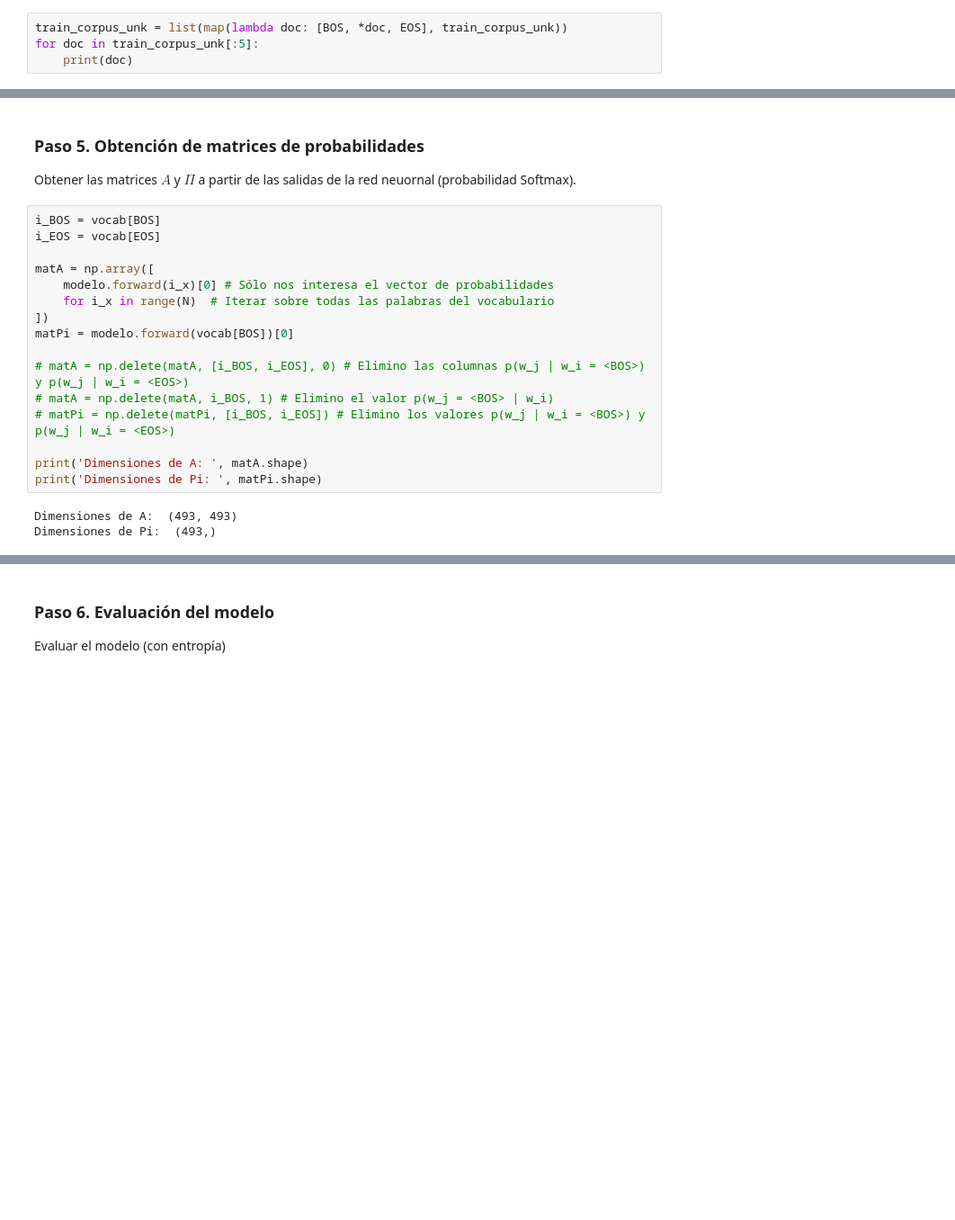
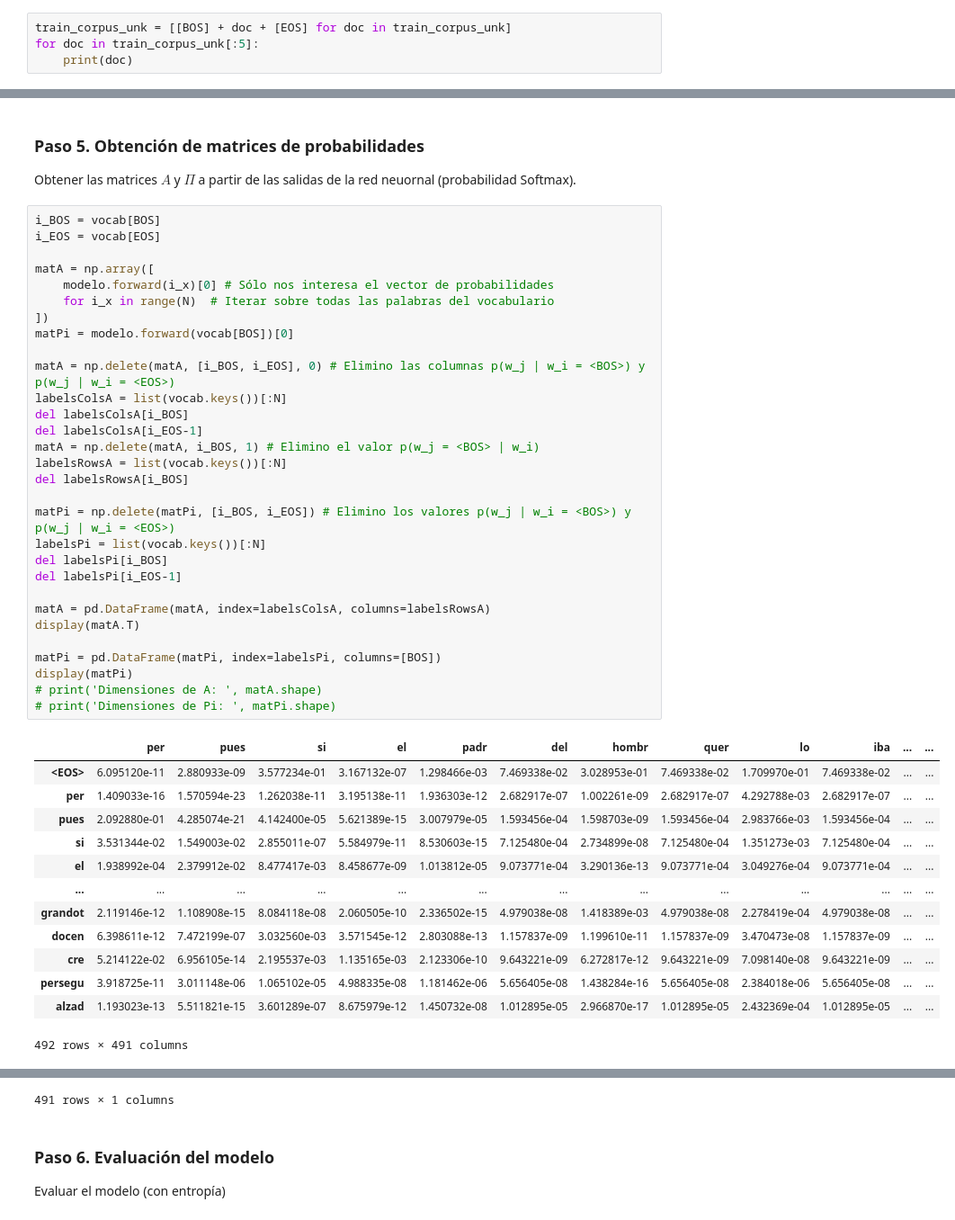
Before and after one commit to gandresto/PLN-2020-2, a Jupyter notebook: Prácticas/2/p2-word-embeddings.ipynb, the cells around one changed output, grey strips where cells are left out. Shown at 90% size. Drawn from its saved outputs; the diff is of its cells as text; blank space fills up the shorter version.

```diff
--- a/Prácticas/2/p2-word-embeddings.ipynb
+++ b/Prácticas/2/p2-word-embeddings.ipynb
@@ -136,7 +138,7 @@ Ejemplos:
 
 Insertar símbolos de inicio y final de cadena.
 # %%
-train_corpus_unk = list(map(lambda doc: [BOS, *doc, EOS], train_corpus_unk))
+train_corpus_unk = [[BOS] + doc + [EOS] for doc in train_corpus_unk]
 for doc in train_corpus_unk[:5]:
     print(doc)
 # %% [output]
@@ -455,19 +461,44 @@ Obtener las matrices $A$ y $\Pi$ a partir de las salidas de la red neuornal (pro
 # %%
 i_BOS = vocab[BOS]
 i_EOS = vocab[EOS]
 
 matA = np.array([
     modelo.forward(i_x)[0] # Sólo nos interesa el vector de probabilidades
     for i_x in range(N)  # Iterar sobre todas las palabras del vocabulario
 ])
 matPi = modelo.forward(vocab[BOS])[0]
 
-# matA = np.delete(matA, [i_BOS, i_EOS], 0) # Elimino las columnas p(w_j | w_i = <BOS>) y p(w_j | w_i = <EOS>)
-# matA = np.delete(matA, i_BOS, 1) # Elimino el valor p(w_j = <BOS> | w_i)
-# matPi = np.delete(matPi, [i_BOS, i_EOS]) # Elimino los valores p(w_j | w_i = <BOS>) y p(w_j | w_i = <EOS>)
+matA = np.delete(matA, [i_BOS, i_EOS], 0) # Elimino las columnas p(w_j | w_i = <BOS>) y p(w_j | w_i = <EOS>)
+labelsColsA = list(vocab.keys())[:N]
+del labelsColsA[i_BOS]
+del labelsColsA[i_EOS-1]
+matA = np.delete(matA, i_BOS, 1) # Elimino el valor p(w_j = <BOS> | w_i)
+labelsRowsA = list(vocab.keys())[:N]
+del labelsRowsA[i_BOS]
 
-print('Dimensiones de A: ', matA.shape)
-print('Dimensiones de Pi: ', matPi.shape)
+matPi = np.delete(matPi, [i_BOS, i_EOS]) # Elimino los valores p(w_j | w_i = <BOS>) y p(w_j | w_i = <EOS>)
+labelsPi = list(vocab.keys())[:N]
+del labelsPi[i_BOS]
+del labelsPi[i_EOS-1]
+
+matA = pd.DataFrame(matA, index=labelsColsA, columns=labelsRowsA)
+display(matA.T)
+
+matPi = pd.DataFrame(matPi, index=labelsPi, columns=[BOS])
+display(matPi)
+# print('Dimensiones de A: ', matA.shape)
+# print('Dimensiones de Pi: ', matPi.shape)
 # %% [output]
+|  | per | pues | si | el | padr | del | hombr | quer | lo | iba | ... | ... |
+| <EOS> | 6.095120e-11 | 2.880933e-09 | 3.577234e-01 | 3.167132e-07 | 1.298466e-03 | 7.469338e-02 | 3.028953e-01 | 7.469338e-02 | 1.709970e-01 | 7.469338e-02 | ... | ... |
+| per | 1.409033e-16 | 1.570594e-23 | 1.262038e-11 | 3.195138e-11 | 1.936303e-12 | 2.682917e-07 | 1.002261e-09 | 2.682917e-07 | 4.292788e-03 | 2.682917e-07 | ... | ... |
+| pues | 2.092880e-01 | 4.285074e-21 | 4.142400e-05 | 5.621389e-15 | 3.007979e-05 | 1.593456e-04 | 1.598703e-09 | 1.593456e-04 | 2.983766e-03 | 1.593456e-04 | ... | ... |
+| si | 3.531344e-02 | 1.549003e-02 | 2.855011e-07 | 5.584979e-11 | 8.530603e-15 | 7.125480e-04 | 2.734899e-08 | 7.125480e-04 | 1.351273e-03 | 7.125480e-04 | ... | ... |
+| el | 1.938992e-04 | 2.379912e-02 | 8.477417e-03 | 8.458677e-09 | 1.013812e-05 | 9.073771e-04 | 3.290136e-13 | 9.073771e-04 | 3.049276e-04 | 9.073771e-04 | ... | ... |
+| ... | ... | ... | ... | ... | ... | ... | ... | ... | ... | ... | ... | ... |
+| grandot | 2.119146e-12 | 1.108908e-15 | 8.084118e-08 | 2.060505e-10 | 2.336502e-15 | 4.979038e-08 | 1.418389e-03 | 4.979038e-08 | 2.278419e-04 | 4.979038e-08 | ... | ... |
+| docen | 6.398611e-12 | 7.472199e-07 | 3.032560e-03 | 3.571545e-12 | 2.803088e-13 | 1.157837e-09 | 1.199610e-11 | 1.157837e-09 | 3.470473e-08 | 1.157837e-09 | ... | ... |
+| cre | 5.214122e-02 | 6.956105e-14 | 2.195537e-03 | 1.135165e-03 | 2.123306e-10 | 9.643221e-09 | 6.272817e-12 | 9.643221e-09 | 7.098140e-08 | 9.643221e-09 | ... | ... |
+| persegu | 3.918725e-11 | 3.011148e-06 | 1.065102e-05 | 4.988335e-08 | 1.181462e-06 | 5.656405e-08 | 1.438284e-16 | 5.656405e-08 | 2.384018e-06 | 5.656405e-08 | ... | ... |
+| alzad | 1.193023e-13 | 5.511821e-15 | 3.601289e-07 | 8.675979e-12 | 1.450732e-08 | 1.012895e-05 | 2.966870e-17 | 1.012895e-05 | 2.432369e-04 | 1.012895e-05 | ... | ... |
-Dimensiones de A:  (493, 493)
-Dimensiones de Pi:  (493,)
+492 rows × 491 columns
@@ -474,3 +517,4 @@ Dimensiones de Pi:  (493,)
+491 rows × 1 columns
 # %% [markdown]
 ### Paso 6. Evaluación del modelo
 
```
Also changed, not shown: parts of 14 cells of this notebook, 2 other files.
